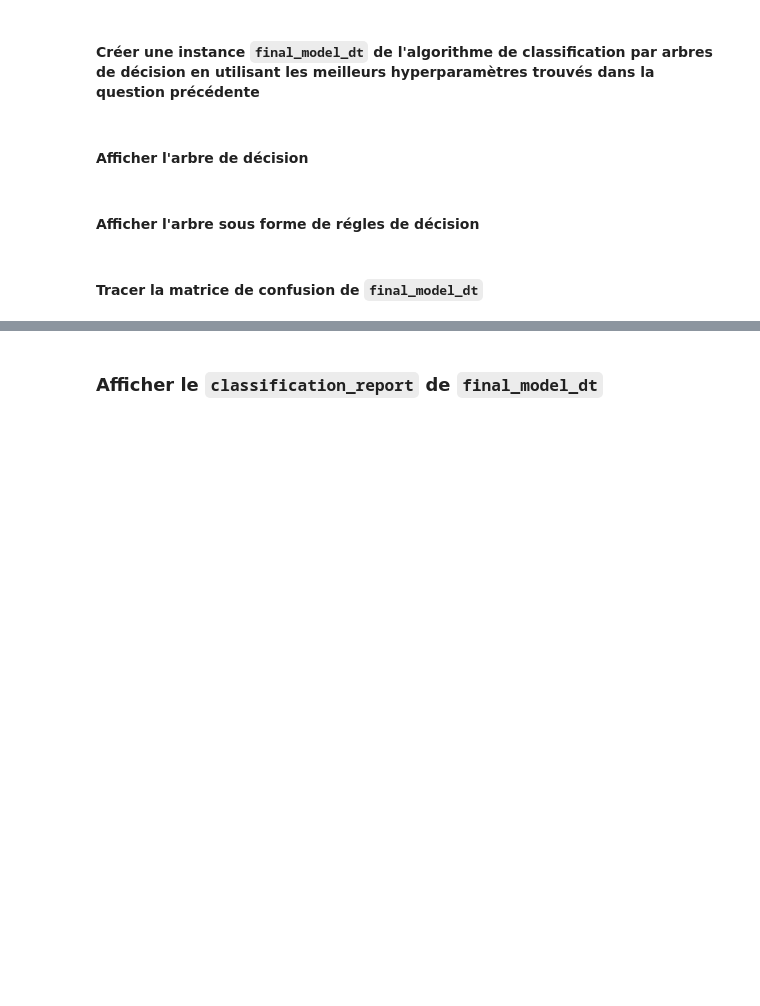
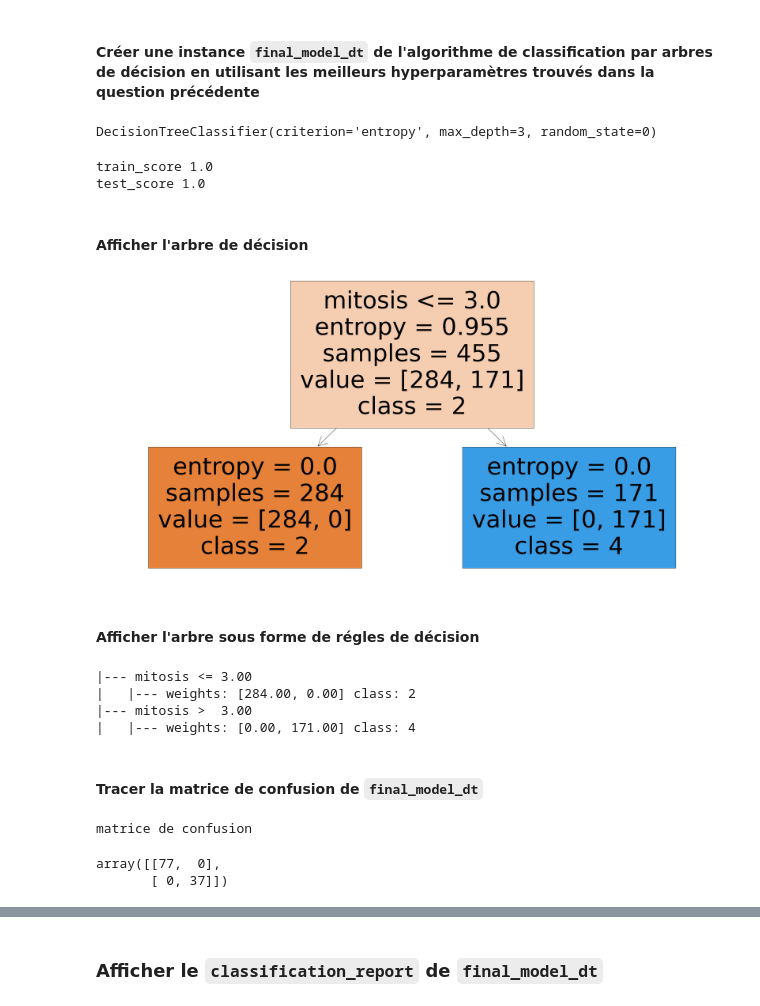
Before and after one commit to aymenchabbouh/machine_learning_project, a Jupyter notebook: Projet_Final_4CINFOGL1.ipynb, the cells around one changed output, grey strips where cells are left out. Drawn from its saved outputs; the diff is of its cells as text; code cells hidden in the pictures; blank space fills up the shorter version.

```diff
--- a/Projet_Final_4CINFOGL1.ipynb
+++ b/Projet_Final_4CINFOGL1.ipynb
@@ -70,0 +153,4 @@ from sklearn.model_selection import GridSearchCV
+# %%
+grid = GridSearchCV(DecisionTreeClassifier(random_state=0,min_impurity_decrease=0.6,class_weight="balanced"), param_grid=param_grid, cv=5)
+# %%
+grid.fit(X_train,Y_train)
@@ -73,11 +172,38 @@ from sklearn.model_selection import GridSearchCV
 # %% [markdown]
 #### Créer une instance __`final_model_dt`__ de l'algorithme de classification par arbres de décision en utilisant les meilleurs hyperparamètres trouvés dans la question précédente
+# %%
+final_model_dt = DecisionTreeClassifier(criterion="entropy" ,random_state=0, max_depth=3)
+# %%
+final_model_dt.fit(X_train,Y_train)
+# %% [output]
+DecisionTreeClassifier(criterion='entropy', max_depth=3, random_state=0)
+# %%
+print("train_score" , final_model_dt.score(X_train,Y_train) )
+print("test_score" , final_model_dt.score(X_test,Y_test) )
+# %% [output]
+train_score 1.0
+test_score 1.0
 # %% [markdown]
 #### Afficher l'arbre de décision
 # %%
 features = ['clump_thickness', 'uniformity_of_cell_size', 'uniformity_of_cell_shape', 'marginal_adhesion',
        'single_epithelial_cell_size', 'bare_nuclei', 'bland_chromatin','normal_nucleoli', 'mitosis']
+# %%
+from sklearn.tree import plot_tree
+plt.figure(figsize=(40, 20))
+plot_tree(final_model_dt, feature_names=features,class_names=["2","4"], filled=True)
+plt.show()
+# %% [output]
+[figure, added]
 # %% [markdown]
 #### Afficher l'arbre sous forme de régles de décision
+# %%
+from sklearn.tree import export_text
+print(export_text(final_model_dt,feature_names=features,show_weights=True ))
+# %% [output]
+|--- mitosis <= 3.00
+|   |--- weights: [284.00, 0.00] class: 2
+|--- mitosis >  3.00
+|   |--- weights: [0.00, 171.00] class: 4
 # %% [markdown]
 #### Tracer la matrice de confusion de __`final_model_dt`__
@@ -83,0 +213,7 @@ features = ['clump_thickness', 'uniformity_of_cell_size', 'uniformity_of_cell_sh
+# %%
+print("matrice de confusion")
+confusion_matrix(Y_test,grid.predict(X_test))
+# %% [output]
+matrice de confusion
+array([[77,  0],
+       [ 0, 37]])
```
Also changed, not shown: parts of 22 cells of this notebook.
